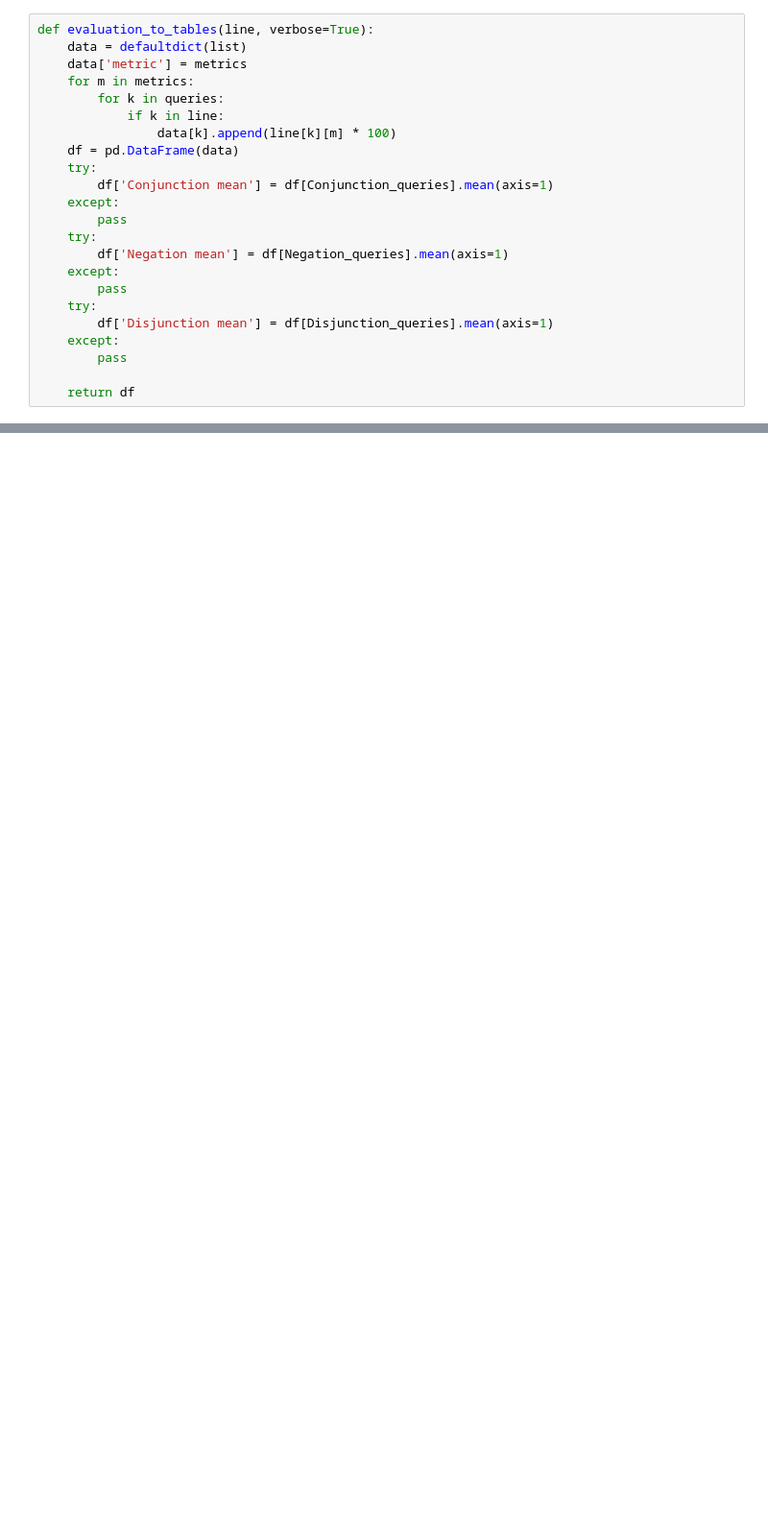
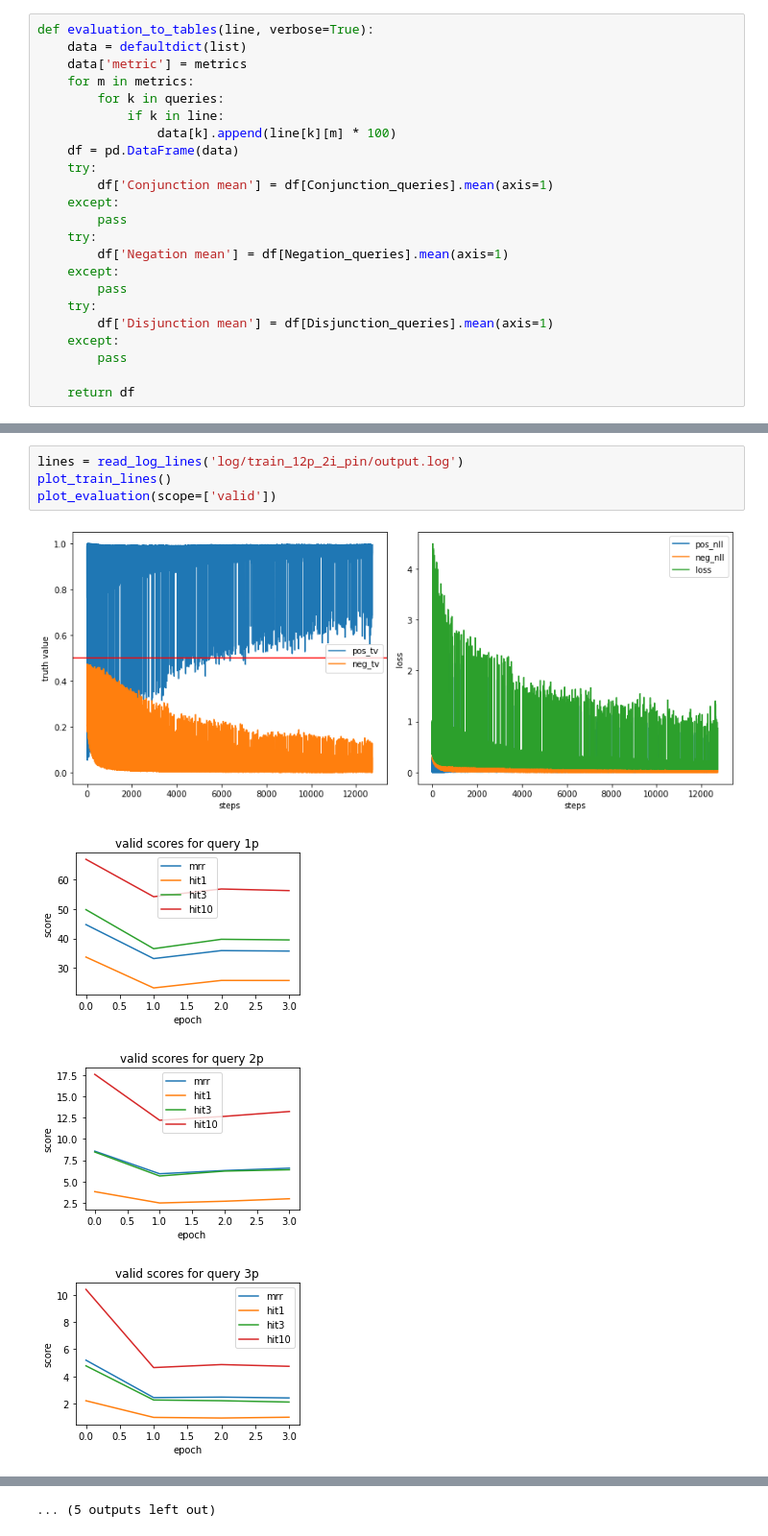
Before and after one commit to rabi-fei/Soft-Queries-on-Uncertain-KG, a Jupyter notebook: vis.ipynb, the cells around one changed output, grey strips where cells are left out. Shown at 96% size. Saved outputs shown, nothing was run; the diff lists cells and outputs as text; blank space fills up the shorter version.

```diff
--- a/vis.ipynb
+++ b/vis.ipynb
@@ -190,0 +178,9 @@ KeyError: "None of [Index(['2in', '3in', 'inp', 'pin', 'pni'], dtype='object')]
+# %%
+lines = read_log_lines('log/train_12p_2i_pin/output.log')
+plot_train_lines()
+plot_evaluation(scope=['valid'])
+# %% [output]
+[figure, added]
+[figure, added]
+[figure, added]
+[figure, added]
@@ -190,0 +195 @@ KeyError: "None of [Index(['2in', '3in', 'inp', 'pin', 'pni'], dtype='object')]
+... (5 outputs left out)
```
Also changed, not shown: parts of 6 cells of this notebook, 3 other files.
